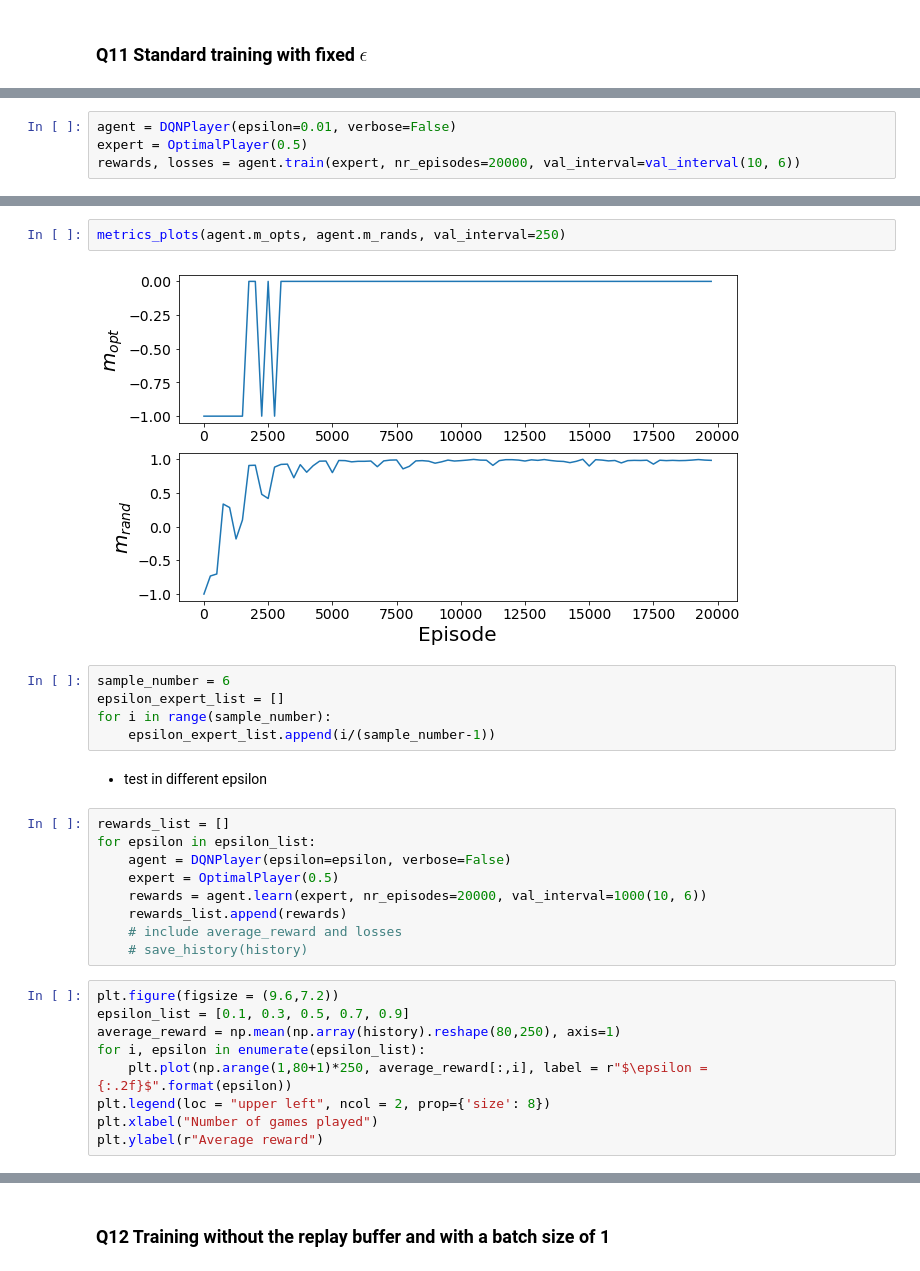
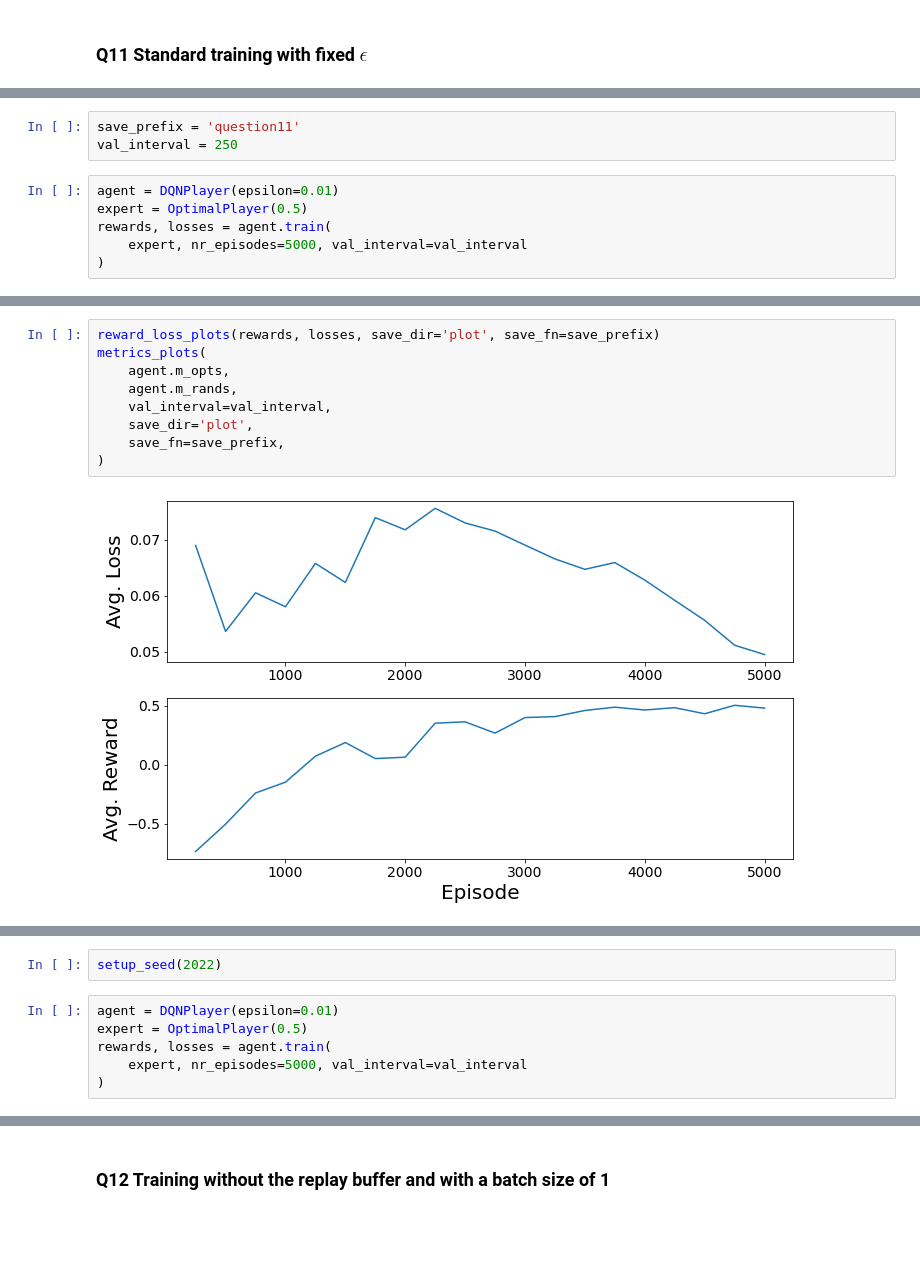
Before and after one commit to hibetterheyj/CS-456_RL_Project, a Jupyter notebook: tic_tac_toe_dqn_latest.ipynb, the cells around one changed output, grey strips where cells are left out. Saved outputs shown, nothing was run; the diff lists cells and outputs as text; blank space fills up the shorter version.

Commit message:
finalize scripts for experiments and test setup_seed()

```diff
--- a/tic_tac_toe_dqn_latest.ipynb
+++ b/tic_tac_toe_dqn_latest.ipynb
@@ -40,4 +47,9 @@ val_interval=250
+# %%
+save_prefix = 'question11'
+val_interval = 250
 # %%
-agent = DQNPlayer(epsilon=0.01, verbose=False)
+agent = DQNPlayer(epsilon=0.01)
 expert = OptimalPlayer(0.5)
-rewards, losses = agent.train(expert, nr_episodes=20000, val_interval=val_interval(10, 6))
+rewards, losses = agent.train(
+    expert, nr_episodes=5000, val_interval=val_interval
+)
@@ -48,29 +56,11 @@ reward_loss_plots(rewards, losses)
-# %%
-metrics_plots(agent.m_opts, agent.m_rands, val_interval=250)
-# %% [output]
-[figure, removed]
-# %%
-sample_number = 6
-epsilon_expert_list = []
-for i in range(sample_number):
-    epsilon_expert_list.append(i/(sample_number-1))
-# %% [markdown]
-- test in different epsilon
-# %%
-rewards_list = []
-for epsilon in epsilon_list:
-    agent = DQNPlayer(epsilon=epsilon, verbose=False)
-    expert = OptimalPlayer(0.5)
-    rewards = agent.learn(expert, nr_episodes=20000, val_interval=1000(10, 6))
-    rewards_list.append(rewards)
-    # include average_reward and losses
-    # save_history(history)
-# %%
-plt.figure(figsize = (9.6,7.2))
-epsilon_list = [0.1, 0.3, 0.5, 0.7, 0.9]
-average_reward = np.mean(np.array(history).reshape(80,250), axis=1)
-for i, epsilon in enumerate(epsilon_list):
-    plt.plot(np.arange(1,80+1)*250, average_reward[:,i], label = r"$\epsilon = {:.2f}$".format(epsilon))
-plt.legend(loc = "upper left", ncol = 2, prop={'size': 8})
-plt.xlabel("Number of games played")
-plt.ylabel(r"Average reward")
+# %%
+reward_loss_plots(rewards, losses, save_dir='plot', save_fn=save_prefix)
+metrics_plots(
+    agent.m_opts,
+    agent.m_rands,
+    val_interval=val_interval,
+    save_dir='plot',
+    save_fn=save_prefix,
+)
+# %% [output]
+[figure, added]
@@ -76,0 +68,8 @@ plt.ylabel(r"Average reward")
+# %%
+setup_seed(2022)
+# %%
+agent = DQNPlayer(epsilon=0.01)
+expert = OptimalPlayer(0.5)
+rewards, losses = agent.train(
+    expert, nr_episodes=5000, val_interval=val_interval
+)
```
Also changed, not shown: parts of 7 cells of this notebook, 6 other files.
